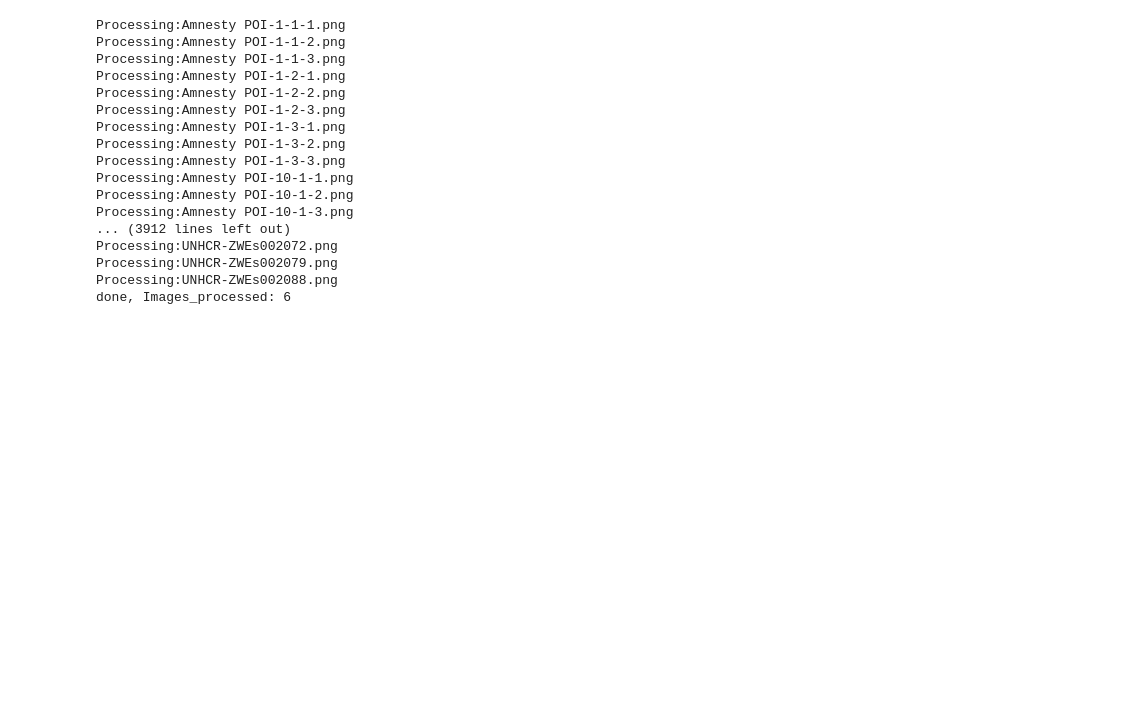
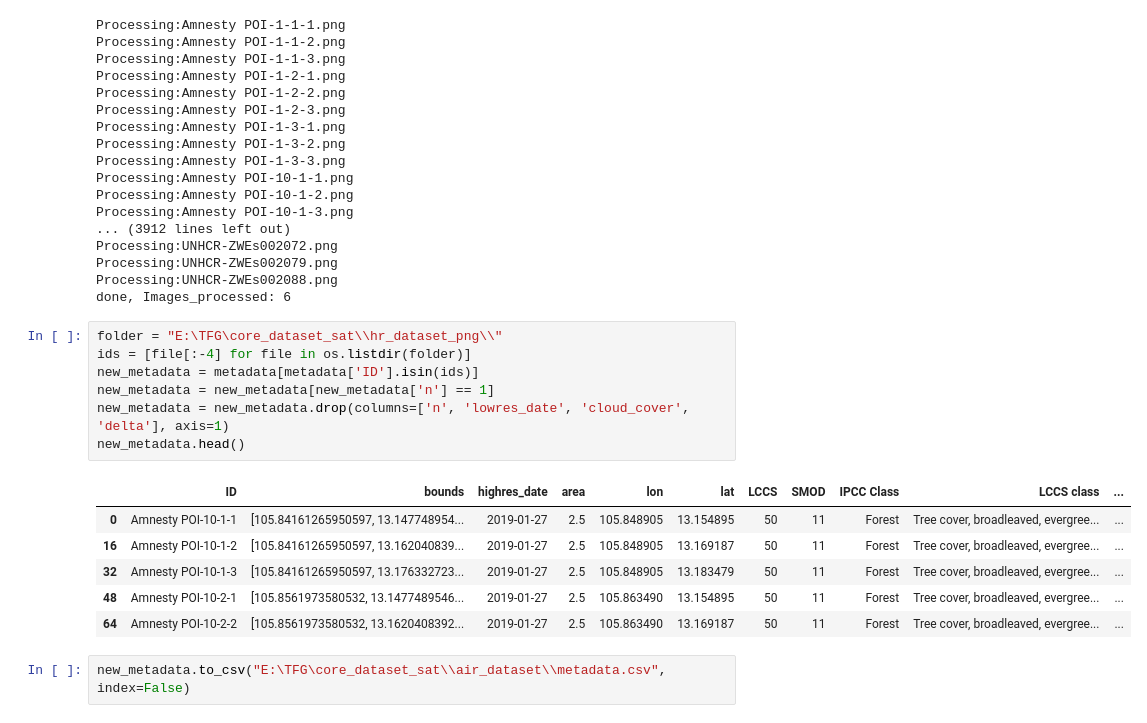
Before and after one commit to Descalabreitor/Satelite_images_processing, a Jupyter notebook: data_exploration.ipynb, the cells around one changed output. Drawn from its saved outputs; the diff is of its cells as text; blank space fills up the shorter version.

Commit message:
New metadata

```diff
--- a/data_exploration.ipynb
+++ b/data_exploration.ipynb
@@ -87,3 +87,19 @@ Processing:UNHCR-ZWEs002072.png
 Processing:UNHCR-ZWEs002079.png
 Processing:UNHCR-ZWEs002088.png
 done, Images_processed: 6
+# %%
+folder = "E:\TFG\core_dataset_sat\\hr_dataset_png\\"
+ids = [file[:-4] for file in os.listdir(folder)]
+new_metadata = metadata[metadata['ID'].isin(ids)]
+new_metadata = new_metadata[new_metadata['n'] == 1]
+new_metadata = new_metadata.drop(columns=['n', 'lowres_date', 'cloud_cover', 'delta'], axis=1)
+new_metadata.head()
+# %% [output]
+|  | ID | bounds | highres_date | area | lon | lat | LCCS | SMOD | IPCC Class | LCCS class | ... |
+| 0 | Amnesty POI-10-1-1 | [105.84161265950597, 13.147748954... | 2019-01-27 | 2.5 | 105.848905 | 13.154895 | 50 | 11 | Forest | Tree cover, broadleaved, evergree... | ... |
+| 16 | Amnesty POI-10-1-2 | [105.84161265950597, 13.162040839... | 2019-01-27 | 2.5 | 105.848905 | 13.169187 | 50 | 11 | Forest | Tree cover, broadleaved, evergree... | ... |
+| 32 | Amnesty POI-10-1-3 | [105.84161265950597, 13.176332723... | 2019-01-27 | 2.5 | 105.848905 | 13.183479 | 50 | 11 | Forest | Tree cover, broadleaved, evergree... | ... |
+| 48 | Amnesty POI-10-2-1 | [105.8561973580532, 13.1477489546... | 2019-01-27 | 2.5 | 105.863490 | 13.154895 | 50 | 11 | Forest | Tree cover, broadleaved, evergree... | ... |
+| 64 | Amnesty POI-10-2-2 | [105.8561973580532, 13.1620408392... | 2019-01-27 | 2.5 | 105.863490 | 13.169187 | 50 | 11 | Forest | Tree cover, broadleaved, evergree... | ... |
+# %%
+new_metadata.to_csv("E:\TFG\core_dataset_sat\\air_dataset\\metadata.csv", index=False)
```
